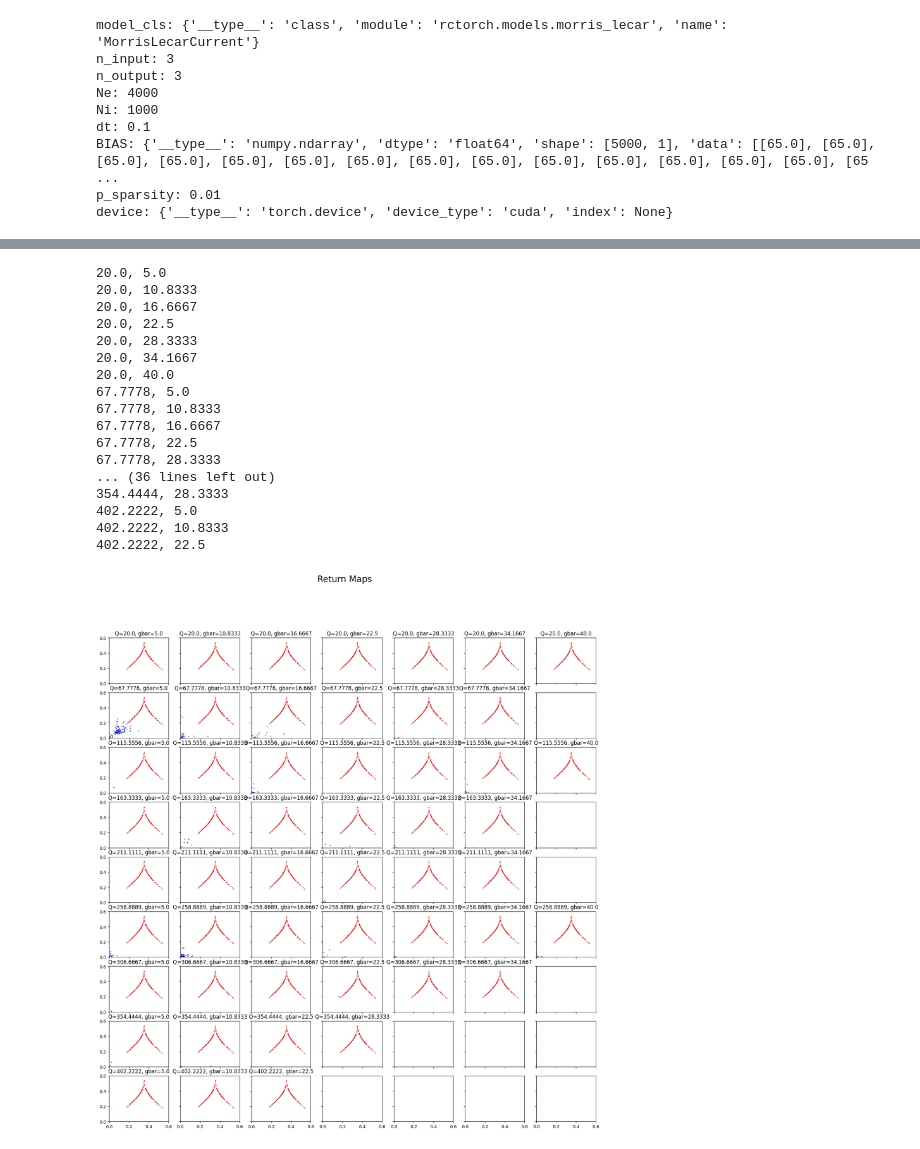
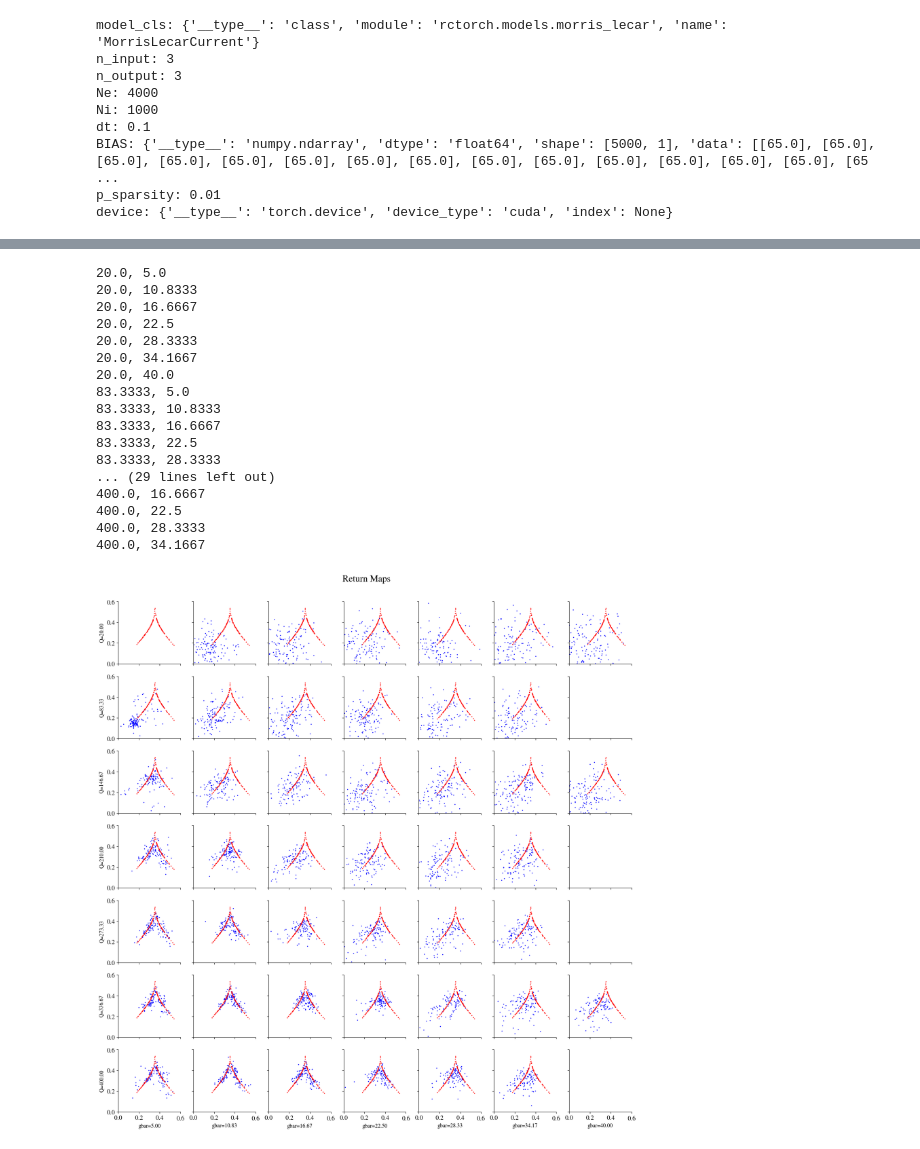
Before and after one commit to themahani/ml_force_research, a Jupyter notebook: hpc/visualize_data.ipynb, the cells around one changed output, grey strips where cells are left out. Drawn from its saved outputs; the diff is of its cells as text; code cells hidden in the pictures.

Commit message:
chore: run new mesh
found new higher bound for gbar

```diff
--- a/hpc/visualize_data.ipynb
+++ b/hpc/visualize_data.ipynb
@@ -33,7 +33,7 @@ def load_data(data_root_dir):
 import json
 
 
-data_root_dir = os.path.join(os.getcwd(), '..', 'bfm_output', 'lorenz_current_grand')
+data_root_dir = os.path.join(os.getcwd(), 'bfm_output', 'lorenz_current_test')
 seed = 1
 np.random.seed(seed)
 
@@ -79,7 +79,7 @@ sup_train = sup[:nt_split]
 from scipy.signal import find_peaks
 
 def get_return_map(data):
-    peaks = data[find_peaks(data, distance=600)[0]]
+    peaks = data[find_peaks(data, distance=400)[0]]
     # peaks = peaks[peaks > 0]
     return_map = np.vstack([peaks[:-1], peaks[1:]])
     return return_map
@@ -136,6 +136,7 @@ for dirname in os.listdir(data_root_dir):
     data['dirname'] = dirname
 
     output_test = np.load(os.path.join(data_root_dir, dirname, 'output_data_test.npy'))
+    data['output_test'] = output_test
     data['kl_div'] = kl_div(get_histogram(output_test, sup_test))
     data['return_map'] = get_return_map(output_test[:, -1])
     metrics.append(data)
@@ -208,16 +204,16 @@ total_stacked = sort_stacked(total_sorted)
 20.0, 28.3333
 20.0, 34.1667
 20.0, 40.0
-67.7778, 5.0
-67.7778, 10.8333
-67.7778, 16.6667
-67.7778, 22.5
-67.7778, 28.3333
-... (36 lines left out)
-354.4444, 28.3333
-402.2222, 5.0
-402.2222, 10.8333
-402.2222, 22.5
+83.3333, 5.0
+83.3333, 10.8333
+83.3333, 16.6667
+83.3333, 22.5
+83.3333, 28.3333
+... (29 lines left out)
+400.0, 16.6667
+400.0, 22.5
+400.0, 28.3333
+400.0, 34.1667
 # %%
 save_dir = os.path.join(data_root_dir, 'img')
 
@@ -228,18 +232,22 @@ original_return_map = get_return_map(sup_test[:, -1])
 # %%
 fig, ax = plt.subplots(len(total_stacked), len(total_stacked[0]), figsize=(20, 20), sharex=True, sharey=True)
 
 for i in range(len(total_stacked)):
+    ax[i, 0].set_ylabel(f"Q={total_stacked[i][0]['Q']:.2f}", fontsize=12)
     for j in range(len(total_stacked[i])):
         data = total_stacked[i][j]
         ax[i, j].scatter(data['return_map'][0], data['return_map'][1], c='b', s=1)
         ax[i, j].scatter(original_return_map[0], original_return_map[1], c='r', s=1)
-        ax[i, j].set_title(f"Q={data['Q']}, gbar={data['gbar']}")
-plt.xlim(0, 0.6)
-plt.ylim(0, 0.6)
-plt.suptitle("Return Maps", fontsize=20)
-plt.savefig(os.path.join(save_dir, 'return_maps.png'), dpi=300, bbox_inches='tight')
-plt.show()
+        ax[i, j].set_xlim(0, 0.6)
+        ax[i, j].set_ylim(0, 0.6)
+        ax[i, j].set_aspect('equal', adjustable='box')
+
+for i in range(len(total_stacked[0])):
+    ax[-1, i].set_xlabel(f"gbar={total_stacked[0][i]['gbar']:.2f}", fontsize=12)
+plt.suptitle("Return Maps", fontsize=20, y=0.92)
+plt.savefig(os.path.join(save_dir, 'return_maps.pdf'), bbox_inches='tight')
+plt.show(fig)
 # %% [output]
-[figure, old version]
+[figure, new version]
 # %%
 kl_div_values = [[total_stacked[i][j]['kl_div'] for j in range(len(total_stacked[i]))] for i in range(len(total_stacked))]
```
Also changed, not shown: parts of 21 cells of this notebook.
